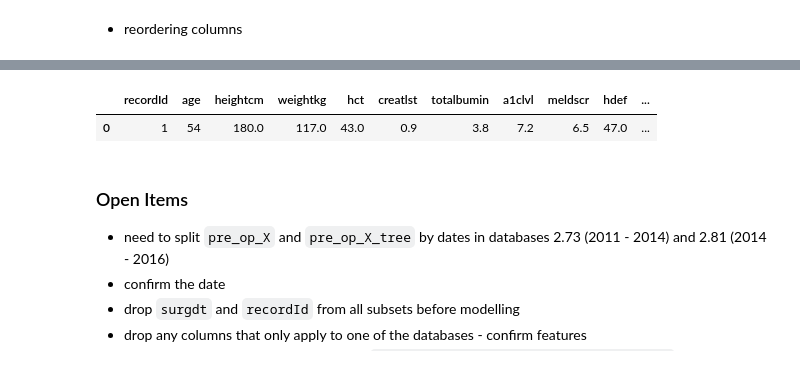
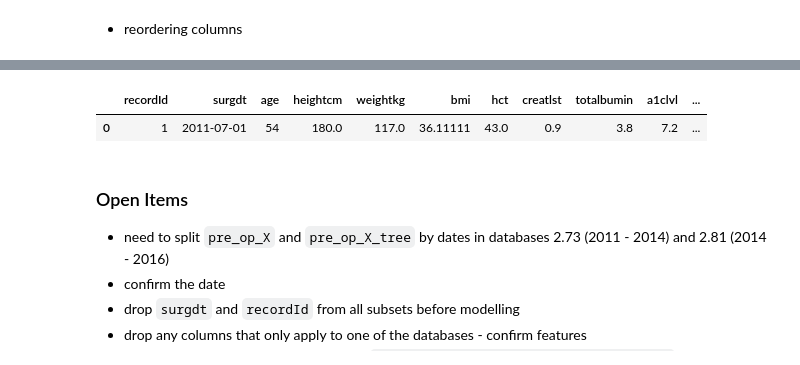
Before and after one commit to asp82/Predicting-Stroke-Risk-For-Heart-Surgery-Patients, a Jupyter notebook: notebooks/Pre_Op_Features_Matrix_Construction_FINAL.ipynb, the cells around one changed output, grey strips where cells are left out. Cells and saved outputs as stored; diff of their text form; code cells hidden in the pictures.

```diff
--- a/notebooks/Pre_Op_Features_Matrix_Construction_FINAL.ipynb
+++ b/notebooks/Pre_Op_Features_Matrix_Construction_FINAL.ipynb
@@ -2722,10 +2670,10 @@ new_col_order = ['recordId',
 # %%
 pre_op_X = pre_op_X[new_col_order]
 # %%
-pre_op_df.head(1)
+pre_op_X.head(1)
 # %% [output]
-|  | recordId | age | heightcm | weightkg | hct | creatlst | totalbumin | a1clvl | meldscr | hdef | ... |
-| 0 | 1 | 54 | 180.0 | 117.0 | 43.0 | 0.9 | 3.8 | 7.2 | 6.5 | 47.0 | ... |
+|  | recordId | surgdt | age | heightcm | weightkg | bmi | hct | creatlst | totalbumin | a1clvl | ... |
+| 0 | 1 | 2011-07-01 | 54 | 180.0 | 117.0 | 36.11111 | 43.0 | 0.9 | 3.8 | 7.2 | ... |
 # %% [markdown]
 ### Open Items
 - need to split `pre_op_X` and `pre_op_X_tree` by dates in databases 2.73 (2011 - 2014) and 2.81 (2014 - 2016)
```
Also changed, not shown: parts of 35 cells of this notebook, 17 other files.
